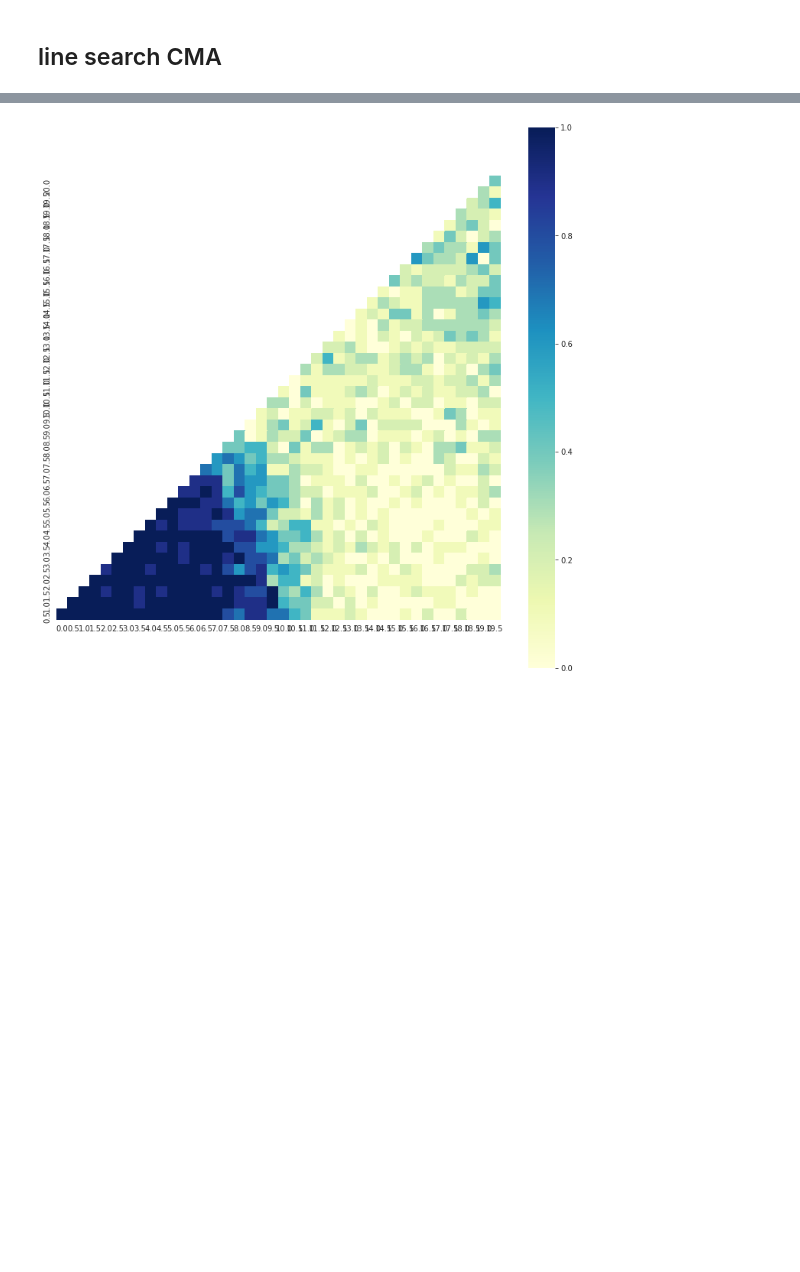
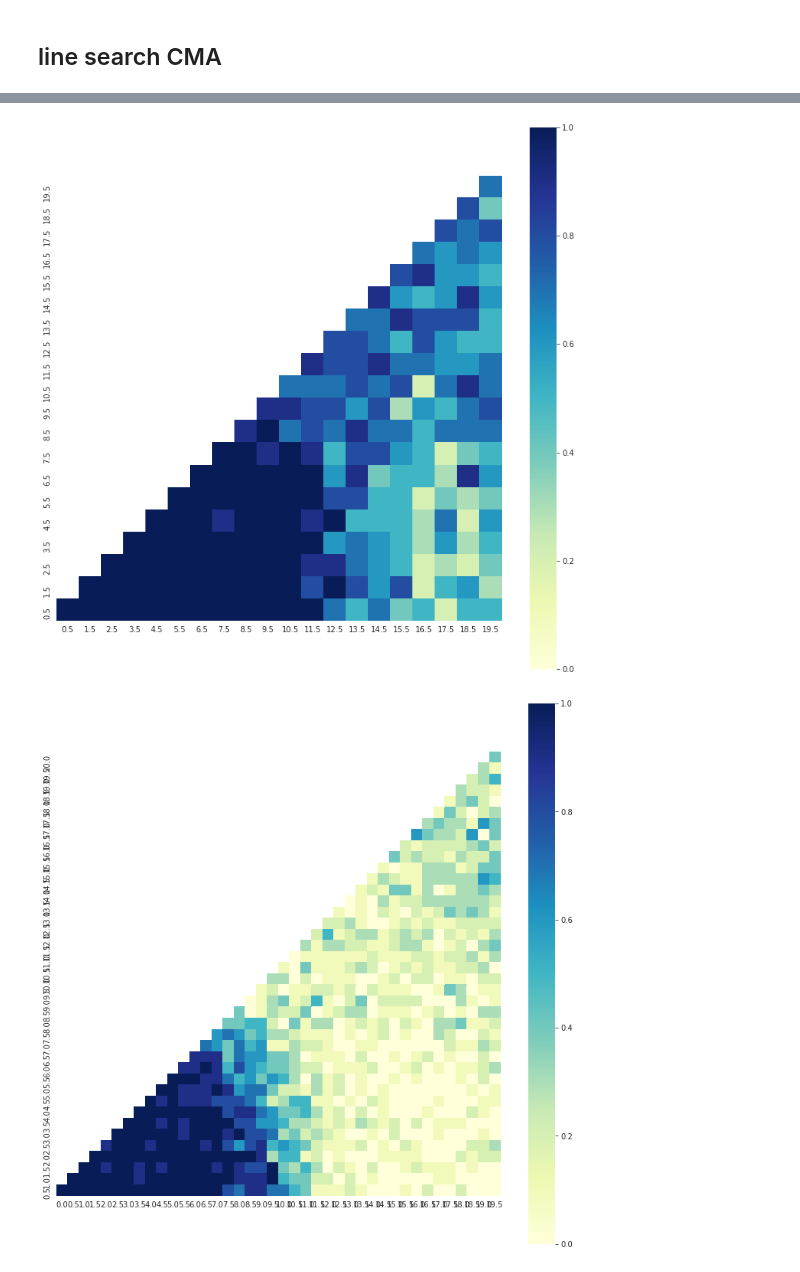
Before and after one commit to huajian1069/non-convex-optimisation, a Jupyter notebook: week 9.ipynb, the cells around one changed output, grey strips where cells are left out. Saved outputs shown, nothing was run; the diff lists cells and outputs as text; code cells hidden in the pictures; blank space fills up the shorter version.

```diff
--- a/week 9.ipynb
+++ b/week 9.ipynb
@@ -514,3 +573,7 @@ avg_res3[3:,3:]
+# %%
+exps.analyser.plot_hotmap()
+# %% [output]
+[figure, added]
 # %%
 #parameter of optimisation
 np.random.seed(134)
```
Also changed, not shown: parts of 13 cells of this notebook, 1 other file.
